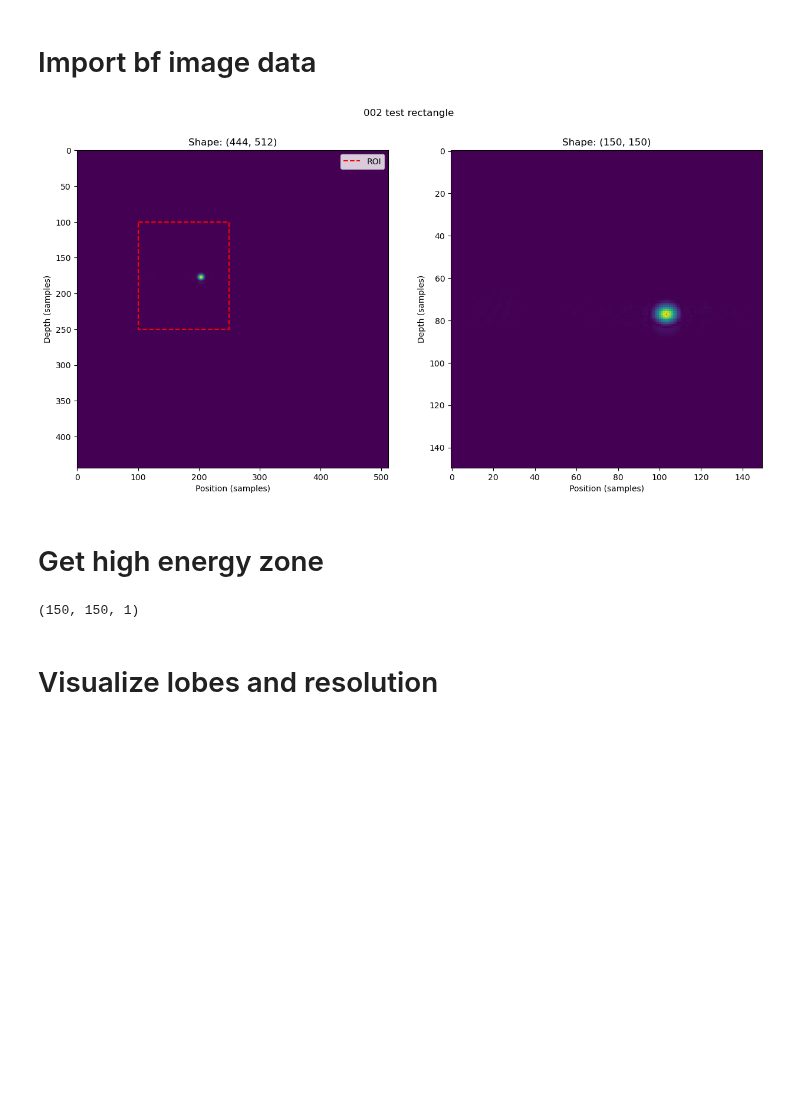
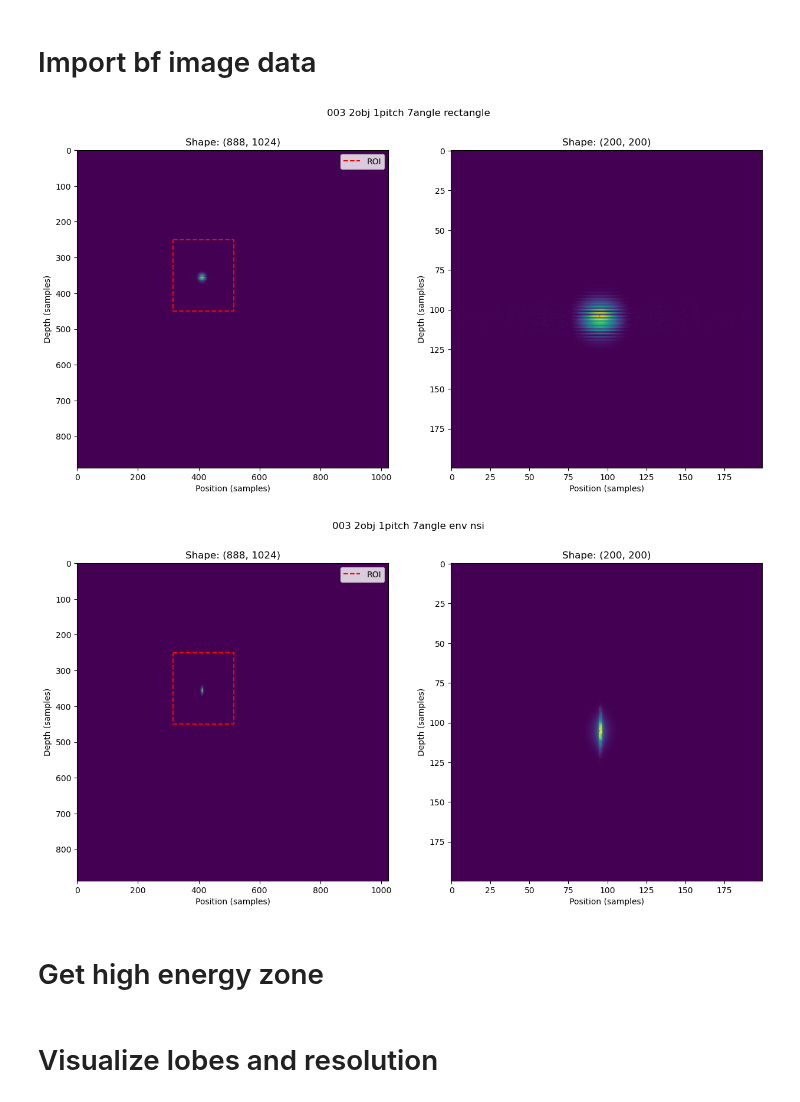
Before and after one commit to MatthieuVAUTRIN/superresolution, a Jupyter notebook: 003_visualization_params.ipynb, the cells around one changed output. Cells and saved outputs as stored; diff of their text form; code cells hidden in the pictures; blank space fills up the shorter version.

```diff
--- a/003_visualization_params.ipynb
+++ b/003_visualization_params.ipynb
@@ -2,7 +2,8 @@
 # Settings
 # %%
 file_paths = [
-    "./data_nsi/csv/beamformed/002_test_rectangle.npy"
+    "./data_nsi/csv/beamformed/003_2obj_1pitch_7angle_rectangle.npy",
+    "./data_nsi/csv/beamformed/003_2obj_1pitch_7angle_env_nsi.npy"
 ]
 
 parameters_file_path = "./parameters/002_simulation.json"
@@ -22,72 +23,86 @@ def load_parameters(json_file_path):
         params = json.load(f)
     return params
 # %%
-def add_extra_params(params):
+def add_extra_params(params, C):
 
     params["rf"]["upsampled_samples"] = params["rf"]["samples"] + (params["rf"]["interpolation_factor"] - 1) * (params["rf"]["samples"] - 1)
     params["rf"]["upsampled_sampling_rate"] = params["rf"]["sampling_rate"] * params["rf"]["interpolation_factor"]
 
+    samples = params["rf"]["samples"] if not visualizing_upsampled_data else params["rf"]["upsampled_samples"]
+    sampling_rate = params["rf"]["sampling_rate"] if not visualizing_upsampled_data else params["rf"]["upsampled_sampling_rate"]
+
+    max_acquisition_depth = C * (1 / sampling_rate * samples) / 2
+    params["image"]["samples_depth"] = int(max_acquisition_depth / params["image"]["dz"])
+    params["image"]["samples_lateral"] = int(params["array"]["length"] * params["array"]["pitch"] / params["image"]["dx"])
+
     return params
 # %%
+C = 1500 #speed of sound
+
 params = load_parameters(parameters_file_path)
-params = add_extra_params(params)
+params = add_extra_params(params, C)
 
 pos = np.linspace(start=0, stop=params["array"]["length"], num=params["array"]["length"], dtype=int) #array position sampling
 time = np.linspace(start=0, stop=1 / params["rf"]["sampling_rate"] * params["rf"]["samples"], num=params["rf"]["samples"]) #time sampling
-C = 1500 #speed of sound
 # %% [markdown]
 # Import bf image data
 # %%
 bf_matrices = np.zeros(
         (
-        params["image"]["nz"],
-        params["image"]["nx"],
+        params["image"]["nz"] if params["image"]["nz"] != None else params["image"]["samples_depth"],
+        params["image"]["nx"] if params["image"]["nx"] != None else params["image"]["samples_lateral"],
         len(file_paths)
         )
     )
 labels = []
 
 for idx, file_path in enumerate(file_paths):
 
-    fig, ax = plt.subplots(1, 2, figsize=(15, 7))
+    x0 = params["image"]["x0"]
+    z0 = params["image"]["z0"]
+    nx = params["image"]["nx"]
+    nz = params["image"]["nz"]
+
+    sub_plot_size = 1 if nx == None or nz == None else 2
+
+    fig, ax = plt.subplots(1, sub_plot_size, figsize=(15, 7))
+
+    if sub_plot_size == 1:
+        ax = [ax]
 
     data = np.load(file_path)
 
     ax[0].imshow(np.abs(data), aspect='auto', cmap='viridis')
     ax[0].set_xlabel("Position (samples)")
     ax[0].set_ylabel("Depth (samples)")
     ax[0].set_title(f"Shape: {data.shape}")
 
+    if nx != None and nz != None:
     #box around the xo, zo, nx, nz
-    x0 = params["image"]["x0"]
-    z0 = params["image"]["z0"]
-    nx = params["image"]["nx"]
-    nz = params["image"]["nz"]
+        ax[0].plot([x0, x0+nx, x0+nx, x0, x0], [z0, z0, z0+nz, z0+nz, z0], 'r--', label='ROI')
+        ax[0].legend()
 
-    ax[0].plot([x0, x0+nx, x0+nx, x0, x0], [z0, z0, z0+nz, z0+nz, z0], 'r--', label='ROI')
-    ax[0].legend()
+        data = data[z0:z0+nz, x0:x0+nx]
 
-    data = data[params["image"]["x0"]:params["image"]["x0"]+params["image"]["nx"], params["image"]["z0"]:params["image"]["z0"]+params["image"]["nz"]]
+        max_row, max_col = np.unravel_index(np.argmax(np.abs(data)), data.shape)
 
-    max_row, max_col = np.unravel_index(np.argmax(np.abs(data)), data.shape)
+        ax[1].imshow(np.abs(data), aspect='auto', cmap='viridis')
+        ax[1].set_xlabel("Position (samples)")
+        ax[1].set_ylabel("Depth (samples)")
+        ax[1].set_title(f"Shape: {data.shape}")
+
+        #show max energy point
+        ax[1].scatter(max_col, max_row, color='red', s=0.2)
 
     bf_matrices[:, :, idx] = data
-
-    ax[1].imshow(np.abs(data), aspect='auto', cmap='viridis')
-    ax[1].set_xlabel("Position (samples)")
-    ax[1].set_ylabel("Depth (samples)")
-    ax[1].set_title(f"Shape: {data.shape}")
-
-    #show max energy point
-    ax[1].scatter(max_col, max_row, color='red', s=0.2)
-
     label = file_path.strip().split("/")[-1].split(".")[0].replace("_", " ")
     labels.append(label)
 
     fig.suptitle(label)
     fig.show()
 # %% [output]
-[figure, old version]
+[figure, new version]
+[figure, added]
 # %% [markdown]
 # Get high energy zone
 # %%
@@ -112,10 +127,6 @@ def extract_highest_value_region_for_all(bf_matrices, depth_margin=15, lateral_m
 
     submatrices = bf_matrices[low_row_pos-depth_margin:high_row_pos+depth_margin, low_col_pos-lateral_margin:high_col_pos+lateral_margin, :]
     return submatrices
-# %%
-print(bf_matrices.shape)
-# %% [output]
-(150, 150, 1)
 # %%
 def extract_highest_value_region(bf_matrices, submatrix_size=100):
     submatrices = []
```
Also changed, not shown: parts of 3 cells of this notebook, 2 other files.
